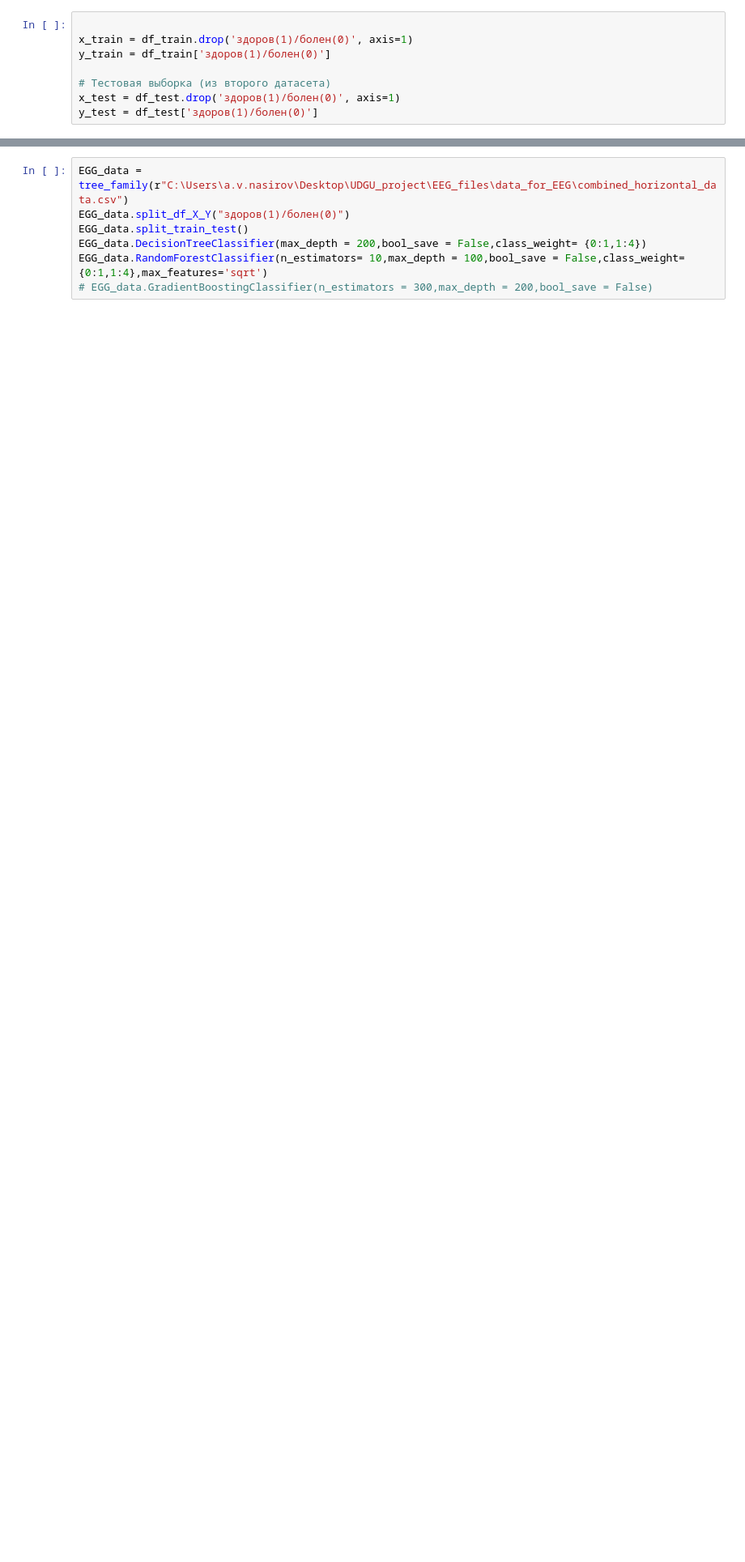
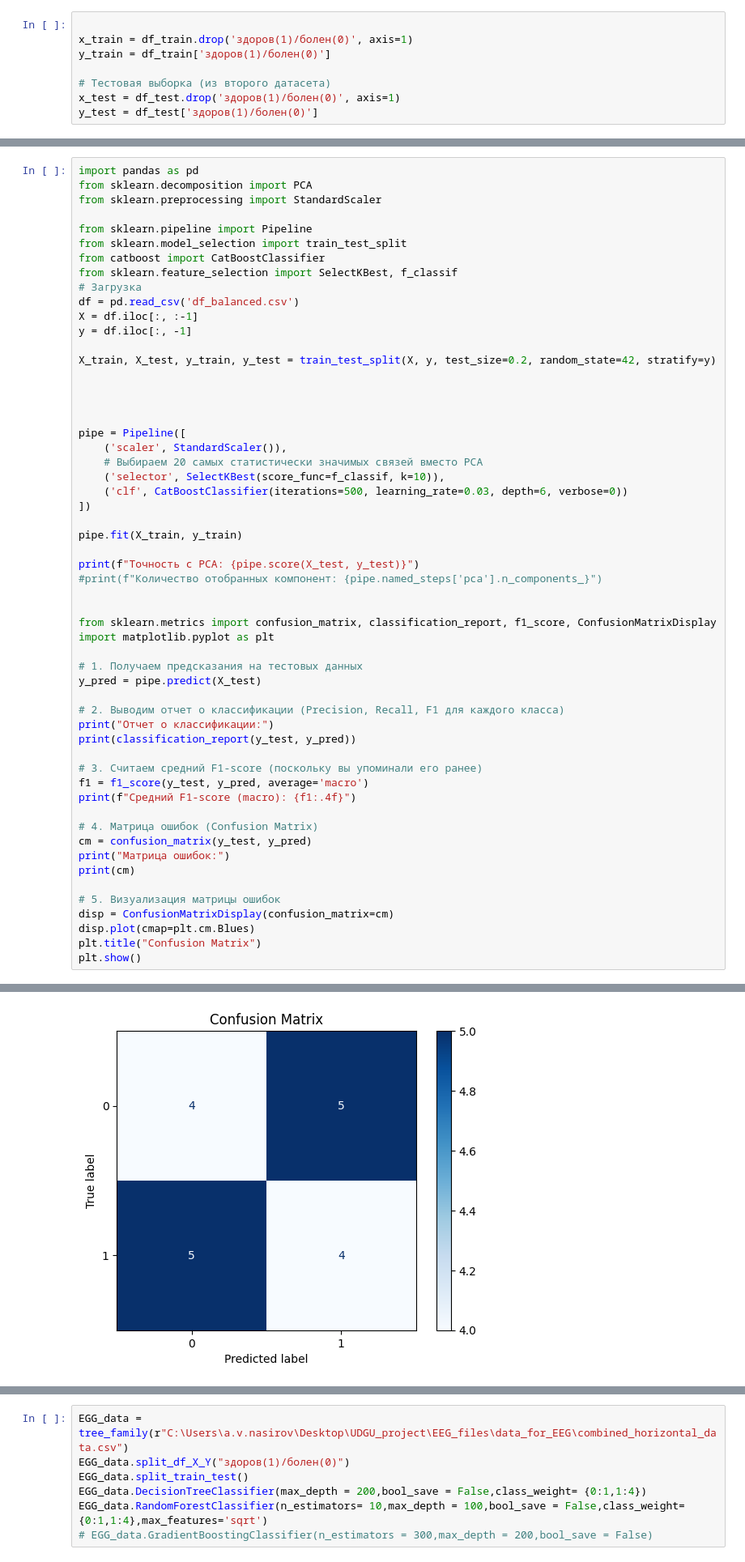
Before and after one commit to Egor29ch/UDGU_project, a Jupyter notebook: EEG_files/random_tree_EGG_data_generate.ipynb, the cells around one changed output, grey strips where cells are left out. Shown at 81% size. Drawn from its saved outputs; the diff is of its cells as text; blank space fills up the shorter version.

```diff
--- a/EEG_files/random_tree_EGG_data_generate.ipynb
+++ b/EEG_files/random_tree_EGG_data_generate.ipynb
@@ -360,0 +549,57 @@ weighted avg       0.84      0.83      0.83        18
+# %%
+import pandas as pd
+from sklearn.decomposition import PCA
+from sklearn.preprocessing import StandardScaler
+
+from sklearn.pipeline import Pipeline
+from sklearn.model_selection import train_test_split
+from catboost import CatBoostClassifier
+from sklearn.feature_selection import SelectKBest, f_classif
+# Загрузка
+df = pd.read_csv('df_balanced.csv')
+X = df.iloc[:, :-1]
+y = df.iloc[:, -1]
+
+X_train, X_test, y_train, y_test = train_test_split(X, y, test_size=0.2, random_state=42, stratify=y)
+
+
+
+
+pipe = Pipeline([
+    ('scaler', StandardScaler()),
+    # Выбираем 20 самых статистически значимых связей вместо PCA
+    ('selector', SelectKBest(score_func=f_classif, k=10)),
+    ('clf', CatBoostClassifier(iterations=500, learning_rate=0.03, depth=6, verbose=0))
+])
+
+pipe.fit(X_train, y_train)
+
+print(f"Точность с PCA: {pipe.score(X_test, y_test)}")
+#print(f"Количество отобранных компонент: {pipe.named_steps['pca'].n_components_}")
+
+
+from sklearn.metrics import confusion_matrix, classification_report, f1_score, ConfusionMatrixDisplay
+import matplotlib.pyplot as plt
+
+# 1. Получаем предсказания на тестовых данных
+y_pred = pipe.predict(X_test)
+
+# 2. Выводим отчет о классификации (Precision, Recall, F1 для каждого класса)
+print("Отчет о классификации:")
+print(classification_report(y_test, y_pred))
+
+# 3. Считаем средний F1-score (поскольку вы упоминали его ранее)
+f1 = f1_score(y_test, y_pred, average='macro')
+print(f"Средний F1-score (macro): {f1:.4f}")
+
+# 4. Матрица ошибок (Confusion Matrix)
+cm = confusion_matrix(y_test, y_pred)
+print("Матрица ошибок:")
+print(cm)
+
+# 5. Визуализация матрицы ошибок
+disp = ConfusionMatrixDisplay(confusion_matrix=cm)
+disp.plot(cmap=plt.cm.Blues)
+plt.title("Confusion Matrix")
+plt.show()
+# %% [output]
@@ -360,0 +621 @@ weighted avg       0.84      0.83      0.83        18
+[figure, added]
```
Also changed, not shown: parts of 11 cells of this notebook, 6 other files.
